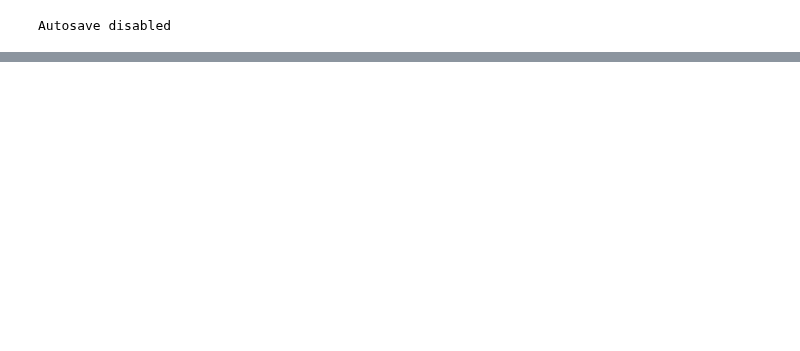
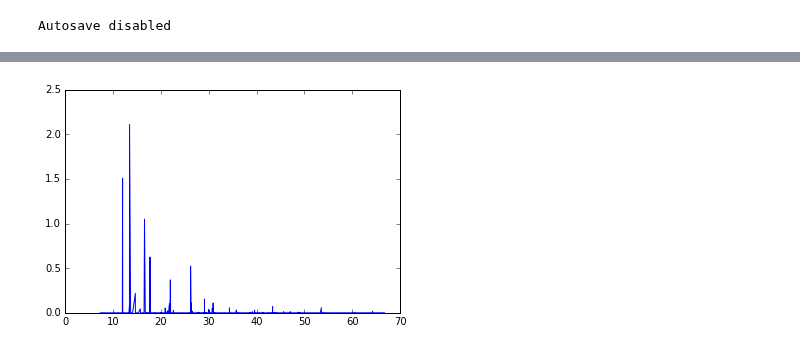
Before and after one commit to luigigenovese/KPM-nb, a Jupyter notebook: POLARIZABILITY/CO/free-bc/Linear_Response_Dynamical_Polarizability.ipynb, the cells around one changed output, grey strips where cells are left out. Cells and saved outputs as stored; diff of their text form; code cells hidden in the pictures; blank space fills up the shorter version.

```diff
--- a/POLARIZABILITY/CO/free-bc/Linear_Response_Dynamical_Polarizability.ipynb
+++ b/POLARIZABILITY/CO/free-bc/Linear_Response_Dynamical_Polarizability.ipynb
@@ -183,0 +265,8 @@ Write spectrum data for rmult =  9.0
+# %%
+def plot_os(dict_casida):
+    e2=dict_casida['eigenvalues']
+    os=dict_casida['oscillator_strengths']
+    plt.plot(HaeV*np.sqrt(e2),[o[2]/e for o,e in zip(os,e2)])
+plot_os(box[7.0]['eigenproblems'][301])
+# %% [output]
+[figure, added]
```
Also changed, not shown: parts of 85 cells of this notebook, 2 other files.
